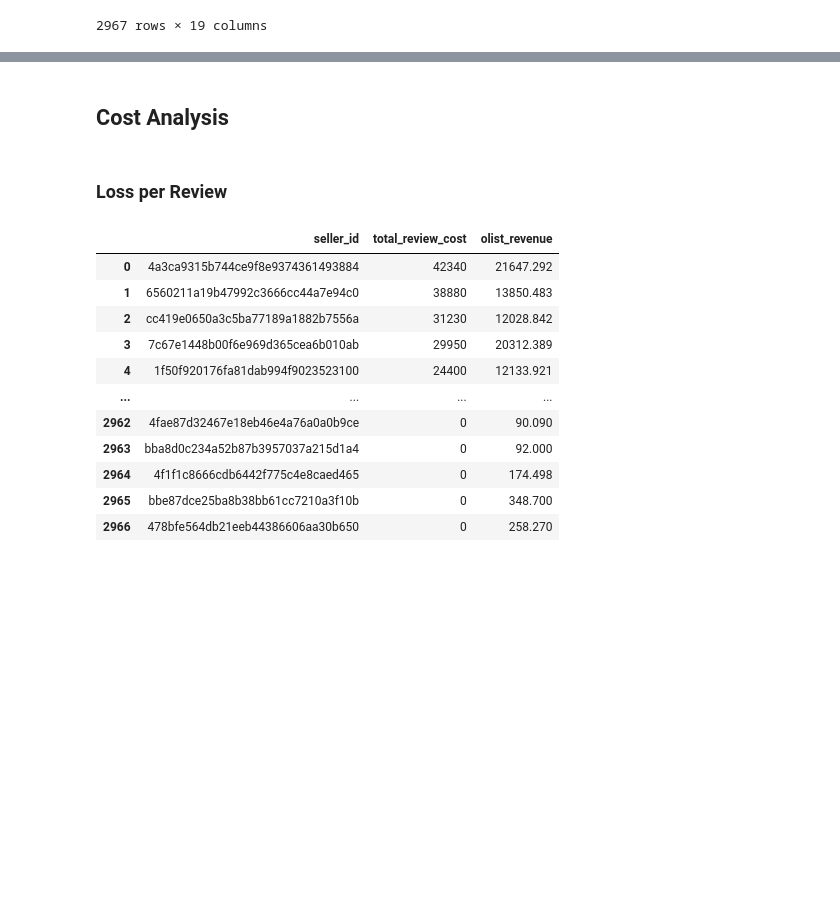
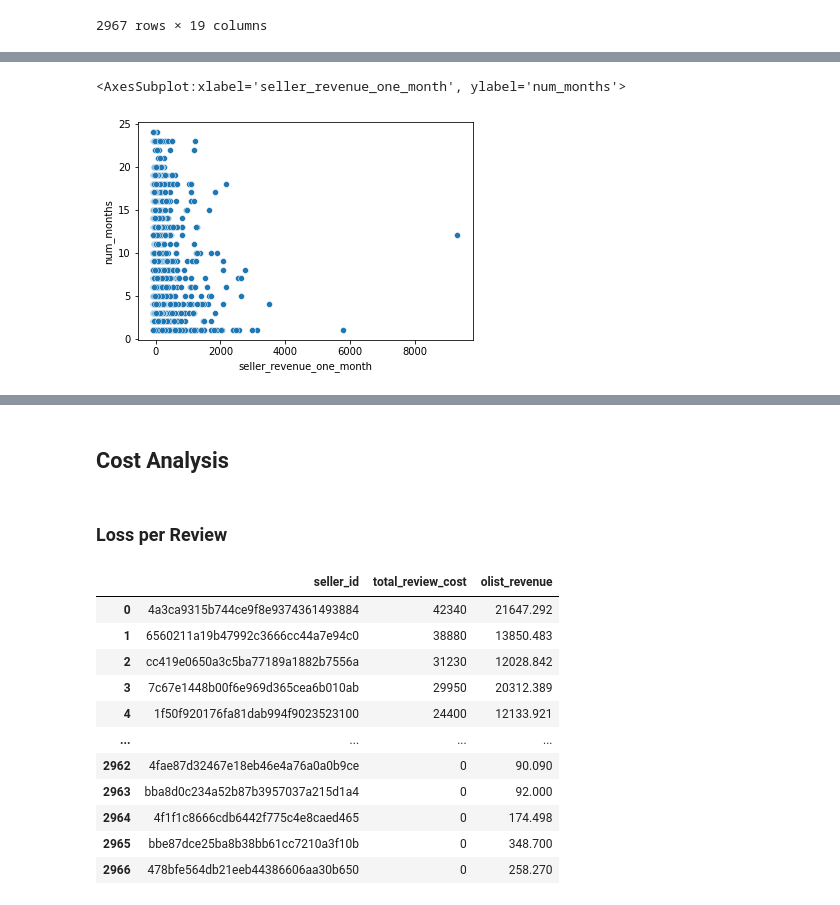
Before and after one commit to moe221/olist_ceo_request, a Jupyter notebook: notebooks/ceo_request.ipynb, the cells around one changed output, grey strips where cells are left out. Cells and saved outputs as stored; diff of their text form; code cells hidden in the pictures; blank space fills up the shorter version.

```diff
--- a/notebooks/ceo_request.ipynb
+++ b/notebooks/ceo_request.ipynb
@@ -88,0 +165,2 @@ olist_revenue
+# %%
+olist_revenue = olist_revenue.merge(tmp_one_month, on="seller_id").drop("price", axis=1)
@@ -88,0 +172,5 @@ olist_revenue
+# %%
+sns.scatterplot(x="seller_revenue_one_month", y="num_months", data=olist_revenue)
+# %% [output]
+<AxesSubplot:xlabel='seller_revenue_one_month', ylabel='num_months'>
+[figure, added]
```
Also changed, not shown: parts of 26 cells of this notebook.
